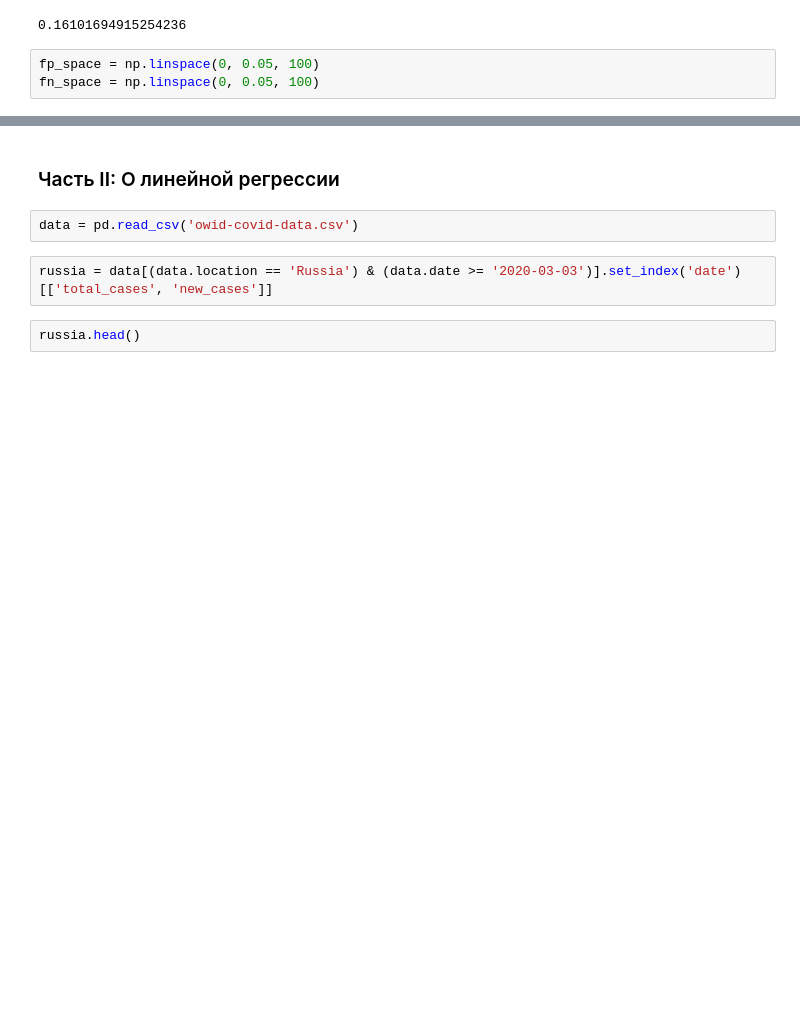
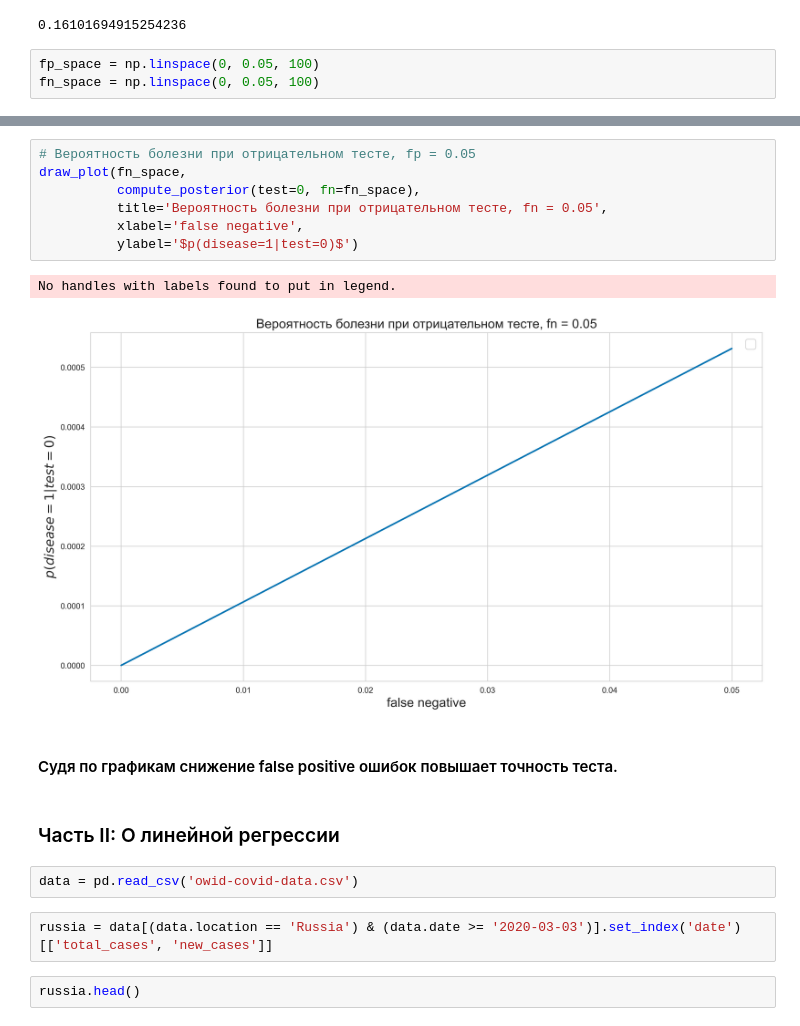
Before and after one commit to tsgnkv/made-ml-2021-hw, a Jupyter notebook: hw_1/notebook.ipynb, the cells around one changed output, grey strips where cells are left out. Saved outputs shown, nothing was run; the diff lists cells and outputs as text; blank space fills up the shorter version.

```diff
--- a/hw_1/notebook.ipynb
+++ b/hw_1/notebook.ipynb
@@ -105,3 +126,15 @@ No handles with labels found to put in legend.
+# %%
+# Вероятность болезни при отрицательном тесте, fp = 0.05
+draw_plot(fn_space,
+          compute_posterior(test=0, fn=fn_space),
+          title='Вероятность болезни при отрицательном тесте, fn = 0.05',
+          xlabel='false negative',
+          ylabel='$p(disease=1|test=0)$')
+# %% [output]
+No handles with labels found to put in legend.
+[figure, added]
+# %% [markdown]
+#### Судя по графикам снижение false positive ошибок повышает точность теста.
 # %% [markdown]
 ### Часть II: О линейной регрессии
 # %%
```
Also changed, not shown: parts of 4 cells of this notebook.
